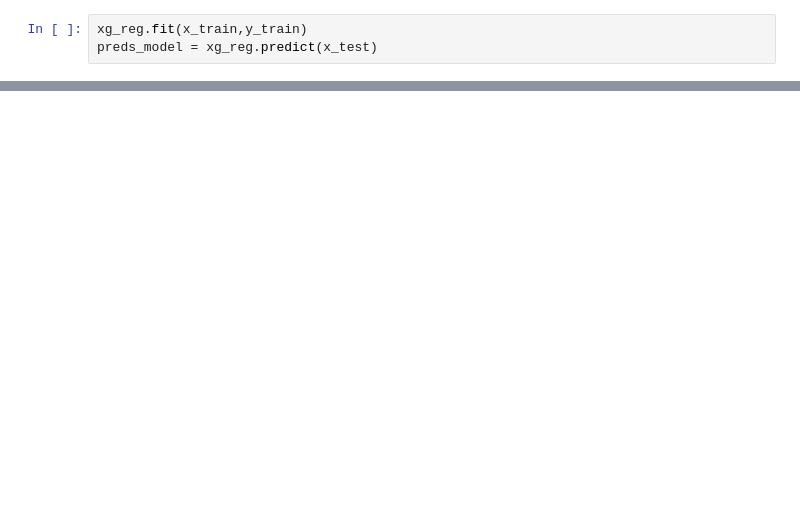
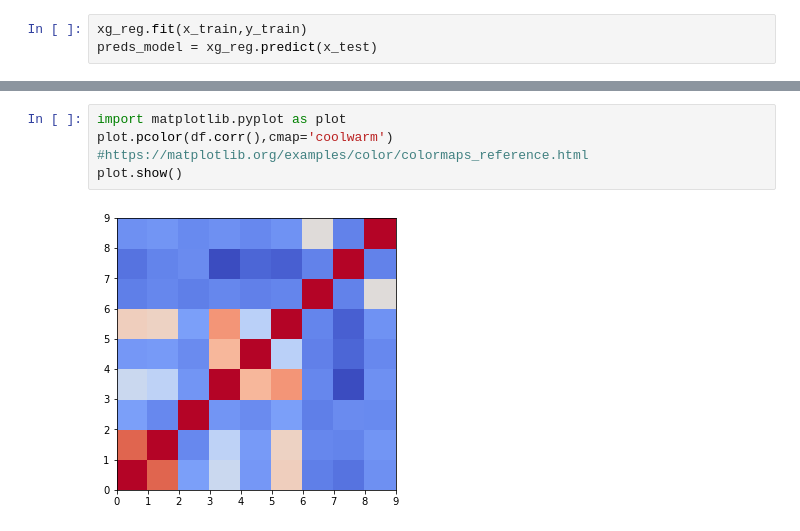
Before and after one commit to end2122/ZoetisCapstone, a Jupyter notebook: XGBoost.ipynb, the cells around one changed output, grey strips where cells are left out. Drawn from its saved outputs; the diff is of its cells as text; blank space fills up the shorter version.

```diff
--- a/XGBoost.ipynb
+++ b/XGBoost.ipynb
@@ -131,0 +144,6 @@ plt.show()
+# %%
+import matplotlib.pyplot as plot
+plot.pcolor(df.corr(),cmap='coolwarm') #https://matplotlib.org/examples/color/colormaps_reference.html
+plot.show()
+# %% [output]
+[figure, added]
```
Also changed, not shown: parts of 7 cells of this notebook.
